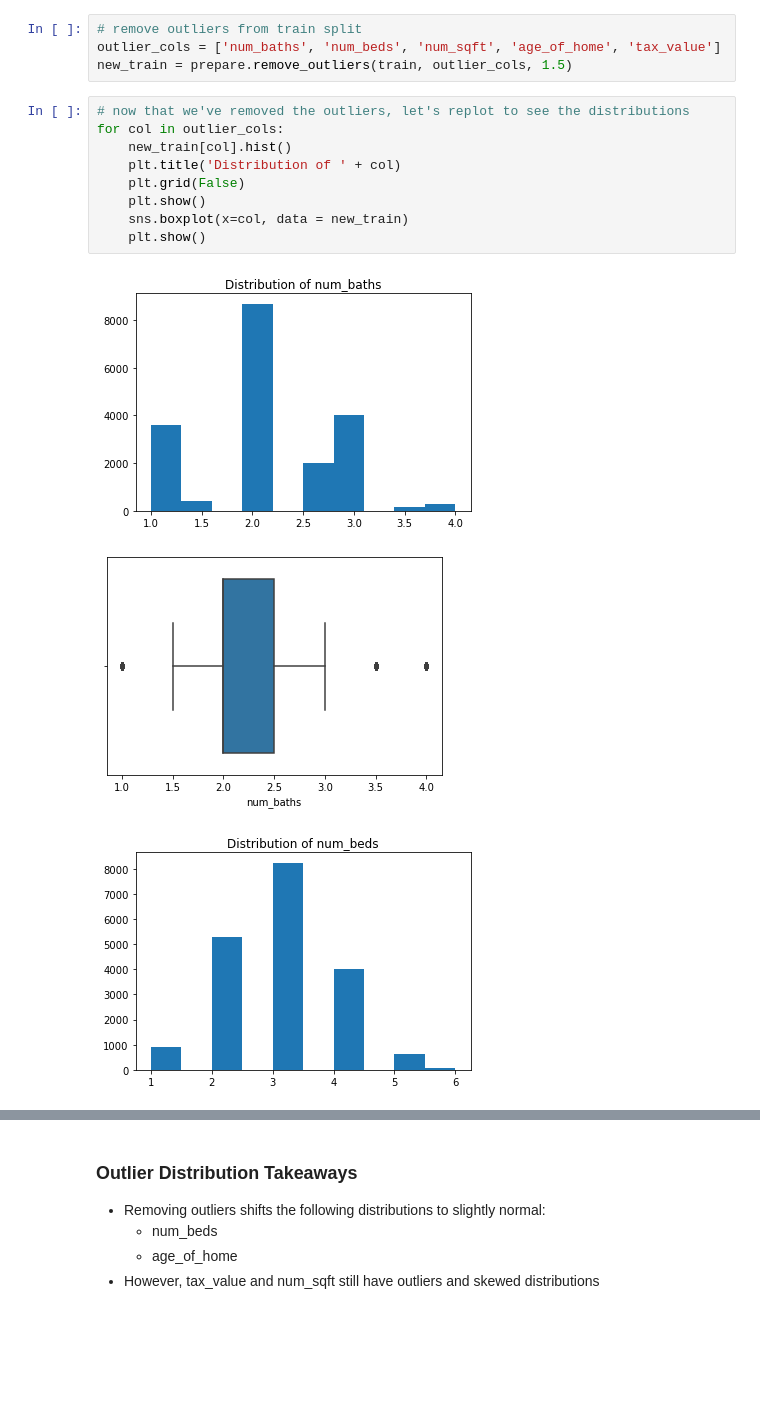
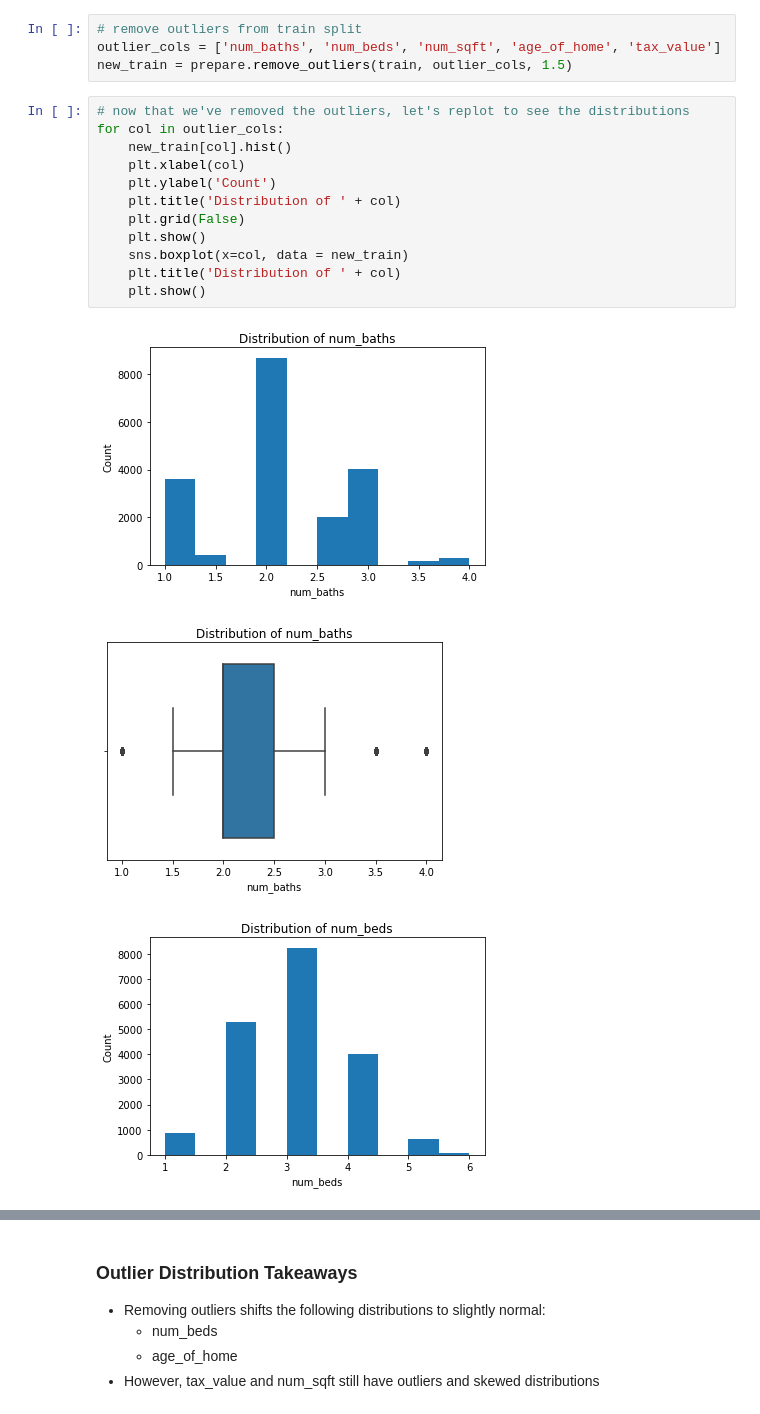
Before and after one commit to mariamnaqvi/predicting_property_values, a Jupyter notebook: final_report_zillow.ipynb, the cells around one changed output, grey strips where cells are left out. Cells and saved outputs as stored; diff of their text form; blank space fills up the shorter version.

```diff
--- a/final_report_zillow.ipynb
+++ b/final_report_zillow.ipynb
@@ -628,13 +633,16 @@ new_train = prepare.remove_outliers(train, outlier_cols, 1.5)
 # %%
 # now that we've removed the outliers, let's replot to see the distributions
 for col in outlier_cols:
     new_train[col].hist()
+    plt.xlabel(col)
+    plt.ylabel('Count')
     plt.title('Distribution of ' + col)
     plt.grid(False)
     plt.show()
     sns.boxplot(x=col, data = new_train)
+    plt.title('Distribution of ' + col)
     plt.show()
 # %% [output]
-[figure, old version]
+[figure, new version]
-[figure, old version]
+[figure, new version]
-[figure, old version]
+[figure, new version]
```
Also changed, not shown: parts of 24 cells of this notebook.
